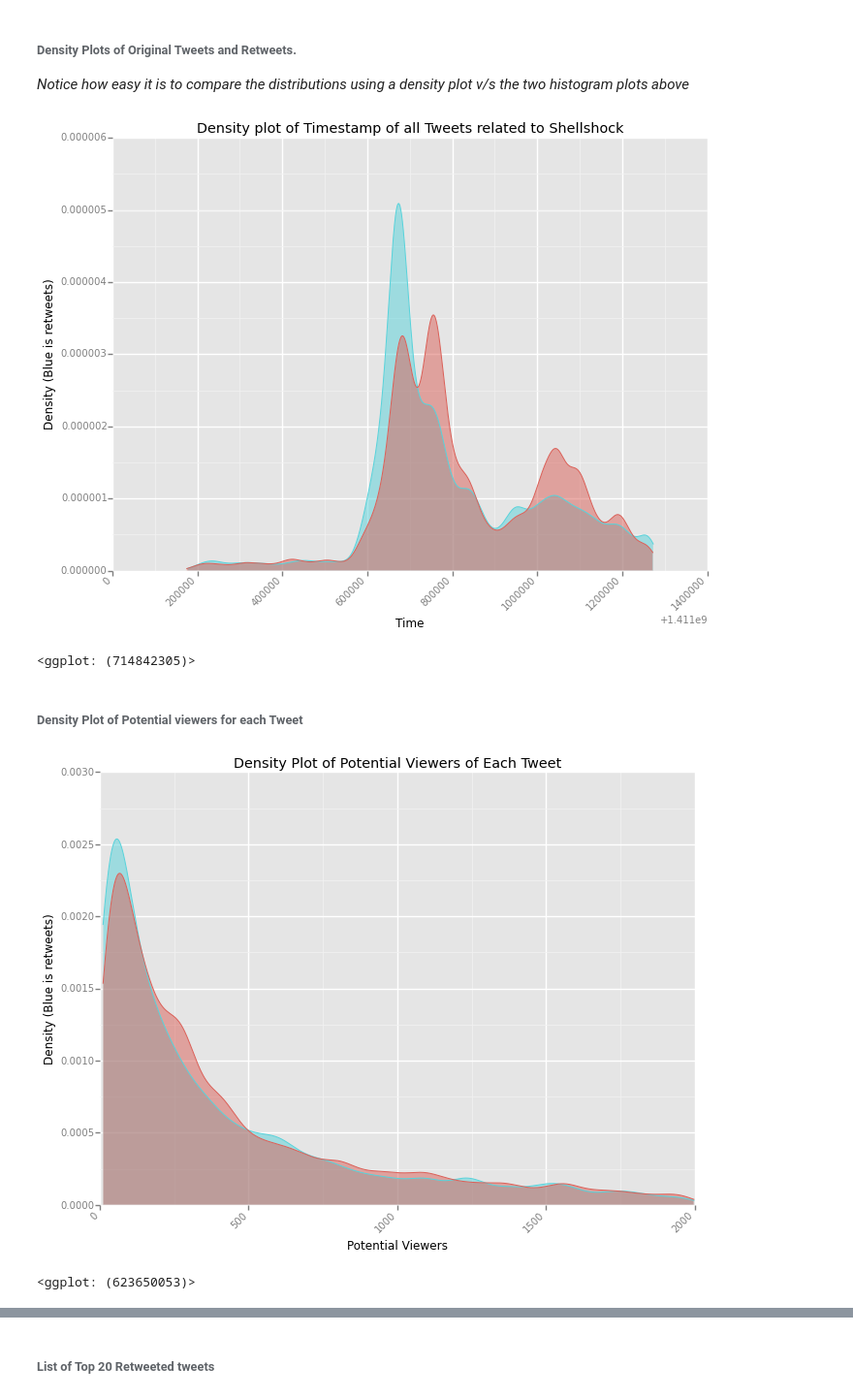
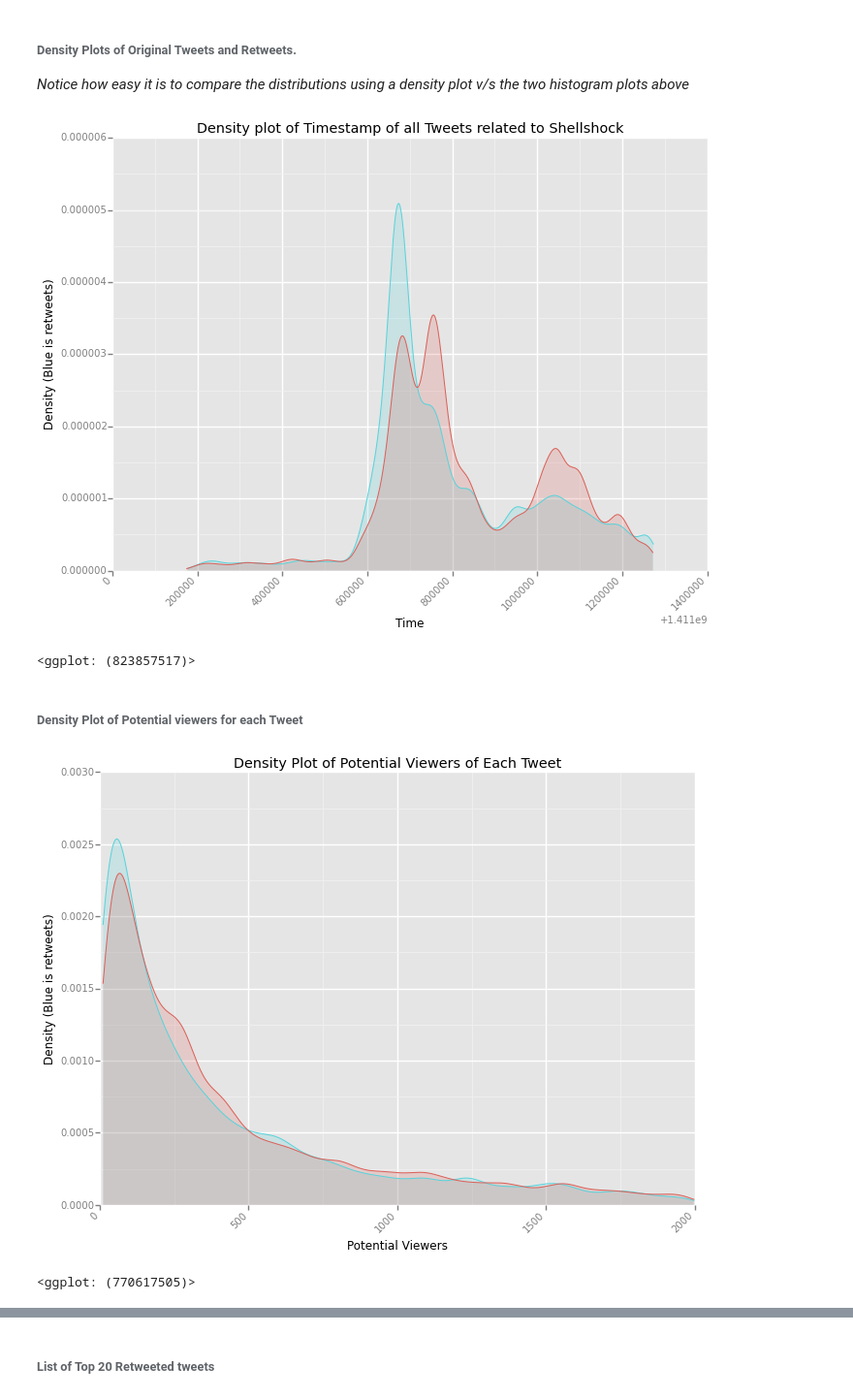
Before and after one commit to bhaskarvk/ShellShockAnalysis, a Jupyter notebook: Analysis of Shellshock Tweets.ipynb, the cells around one changed output, grey strips where cells are left out. Shown at 97% size. Drawn from its saved outputs; the diff is of its cells as text; code cells hidden in the pictures.

Commit message:
Some more plots

```diff
--- a/Analysis of Shellshock Tweets.ipynb
+++ b/Analysis of Shellshock Tweets.ipynb
@@ -179,22 +182,22 @@ _Notice how easy it is to compare the distributions using a density plot v/s the
 # Same as above but as a Density Plot
 ggplot(tweetsDF,
        aes(x='timestamp_f', color='factor(status)', fill='factor(status)')) + \
-    geom_density(alpha=0.5) + \
+    geom_density(alpha=0.2) + \
     theme(axis_text_x=element_text(angle=45, hjust=1)) + \
     xlab('Time') + ylab('Density (Blue is retweets)') + ggtitle('Density plot of Timestamp of all Tweets related to Shellshock')
 # %% [output]
-[figure, old version]
+[figure, new version]
-<ggplot: (714842305)>
+<ggplot: (823857517)>
 # %% [markdown]
 ###### Density Plot of Potential viewers for each Tweet
 # %%
 # Need to restrict data between 10 and 2K else we get a very very skewed graph
 # TODO - maybe factorize follower counts in to bins and use that in a facet_grid
 ggplot(tweetsDF.query('(tweeted_to > 10) & (tweeted_to < 2000)').reset_index(),
        aes(x='tweeted_to', color='factor(status)', fill='factor(status)')) + \
-    geom_density(alpha=0.5) + \
+    geom_density(alpha=0.2) + \
     theme(axis_text_x=element_text(angle=45, hjust=1)) + \
     xlab('Potential Viewers') + ylab('Density (Blue is retweets)') + ggtitle('Density Plot of Potential Viewers of Each Tweet')
 # %% [output]
-[figure, old version]
+[figure, new version]
-<ggplot: (623650053)>
+<ggplot: (770617505)>
```
Also changed, not shown: parts of 11 cells of this notebook, 1 other file.
